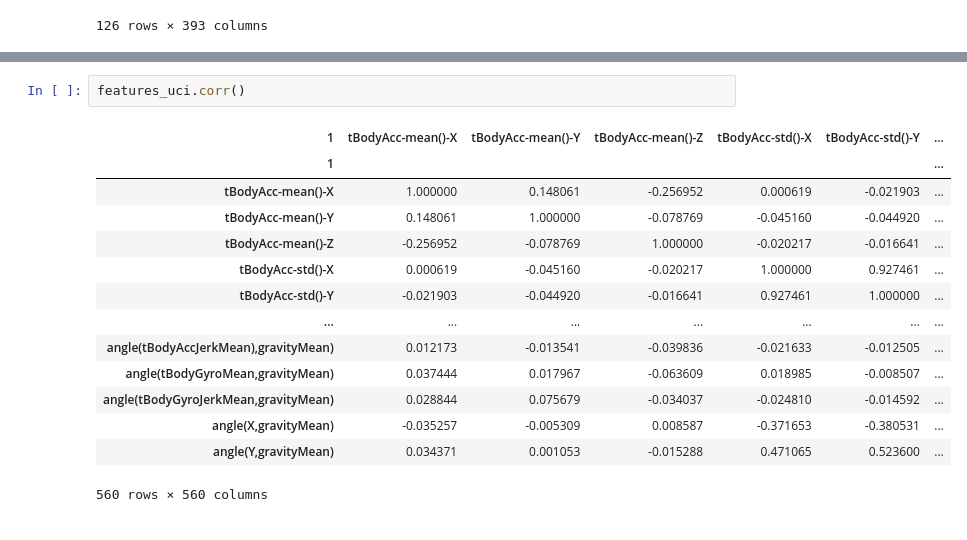
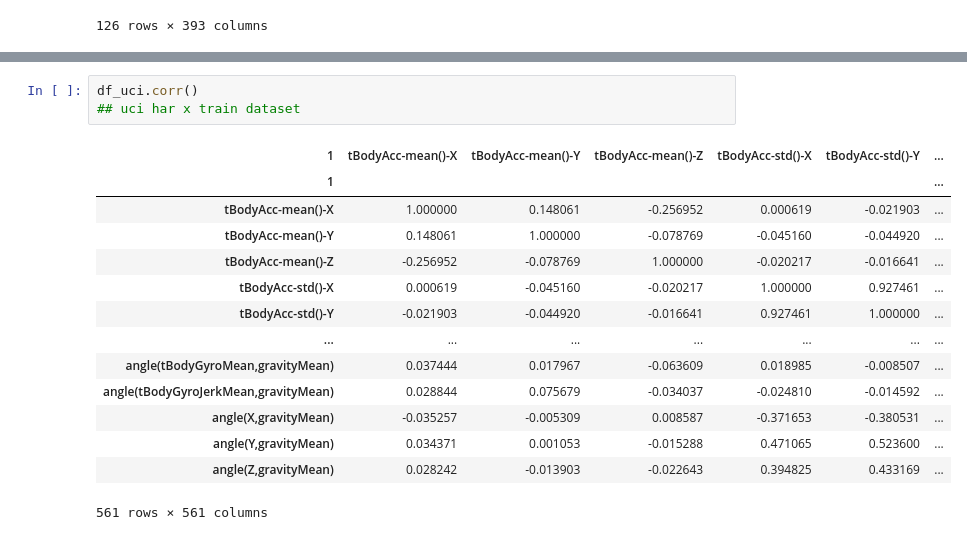
Before and after one commit to MukeshK17/es335-24-fall-assignment-1, a Jupyter notebook: Asst1_Exploratory_Data_Analysis.ipynb, the cells around one changed output, grey strips where cells are left out. Drawn from its saved outputs; the diff is of its cells as text.

```diff
--- a/Asst1_Exploratory_Data_Analysis.ipynb
+++ b/Asst1_Exploratory_Data_Analysis.ipynb
@@ -422,17 +514,18 @@ X_tsfel_all
 # %%
-features_uci.corr()
+df_uci.corr()
+## uci har x train dataset
 # %% [output]
 | 1 | tBodyAcc-mean()-X | tBodyAcc-mean()-Y | tBodyAcc-mean()-Z | tBodyAcc-std()-X | tBodyAcc-std()-Y | ... |
 | 1 |  |  |  |  |  | ... |
 | tBodyAcc-mean()-X | 1.000000 | 0.148061 | -0.256952 | 0.000619 | -0.021903 | ... |
 | tBodyAcc-mean()-Y | 0.148061 | 1.000000 | -0.078769 | -0.045160 | -0.044920 | ... |
 | tBodyAcc-mean()-Z | -0.256952 | -0.078769 | 1.000000 | -0.020217 | -0.016641 | ... |
 | tBodyAcc-std()-X | 0.000619 | -0.045160 | -0.020217 | 1.000000 | 0.927461 | ... |
 | tBodyAcc-std()-Y | -0.021903 | -0.044920 | -0.016641 | 0.927461 | 1.000000 | ... |
 | ... | ... | ... | ... | ... | ... | ... |
-| angle(tBodyAccJerkMean),gravityMean) | 0.012173 | -0.013541 | -0.039836 | -0.021633 | -0.012505 | ... |
 | angle(tBodyGyroMean,gravityMean) | 0.037444 | 0.017967 | -0.063609 | 0.018985 | -0.008507 | ... |
 | angle(tBodyGyroJerkMean,gravityMean) | 0.028844 | 0.075679 | -0.034037 | -0.024810 | -0.014592 | ... |
 | angle(X,gravityMean) | -0.035257 | -0.005309 | 0.008587 | -0.371653 | -0.380531 | ... |
 | angle(Y,gravityMean) | 0.034371 | 0.001053 | -0.015288 | 0.471065 | 0.523600 | ... |
+| angle(Z,gravityMean) | 0.028242 | -0.013903 | -0.022643 | 0.394825 | 0.433169 | ... |
-560 rows × 560 columns
+561 rows × 561 columns
```
Also changed, not shown: parts of 22 cells of this notebook, 1 other file.
